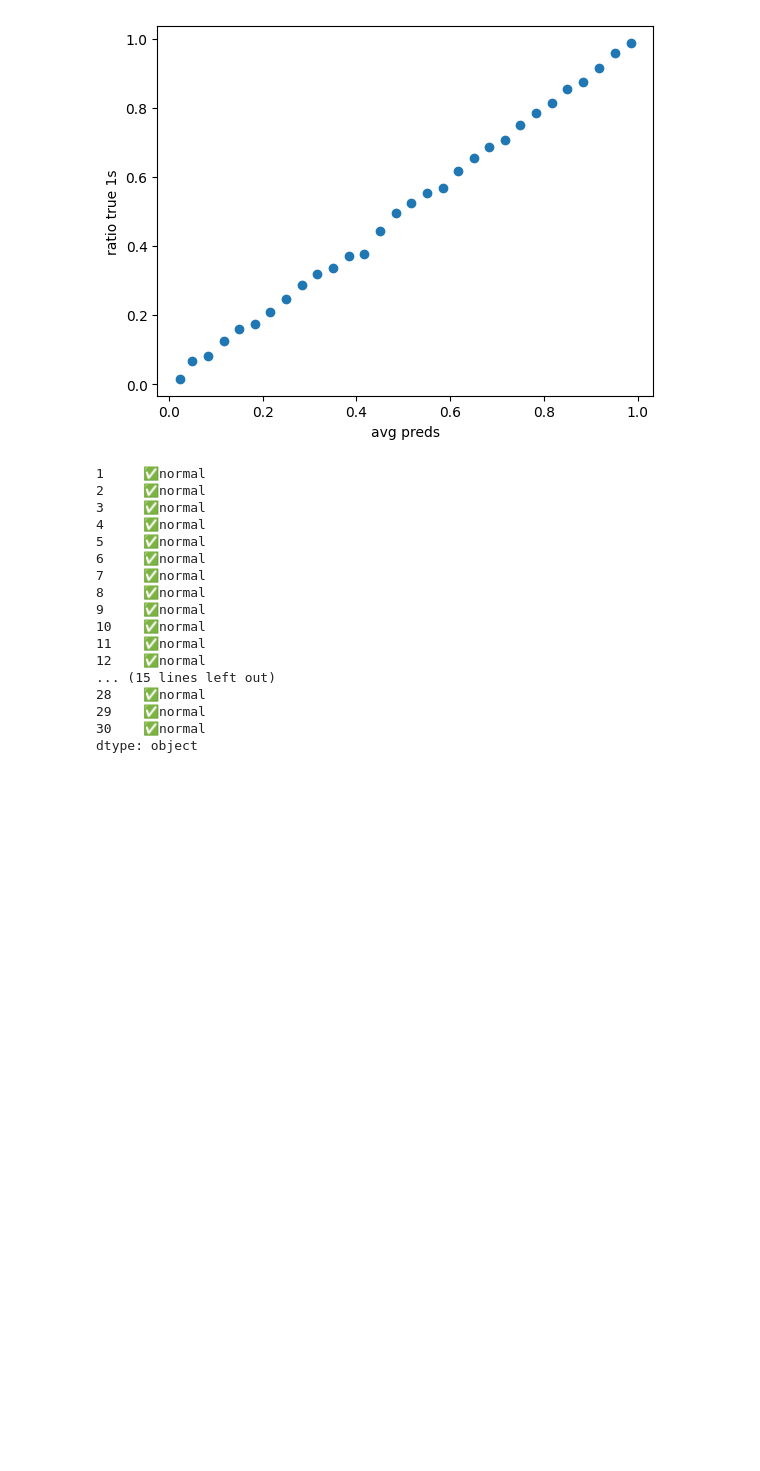
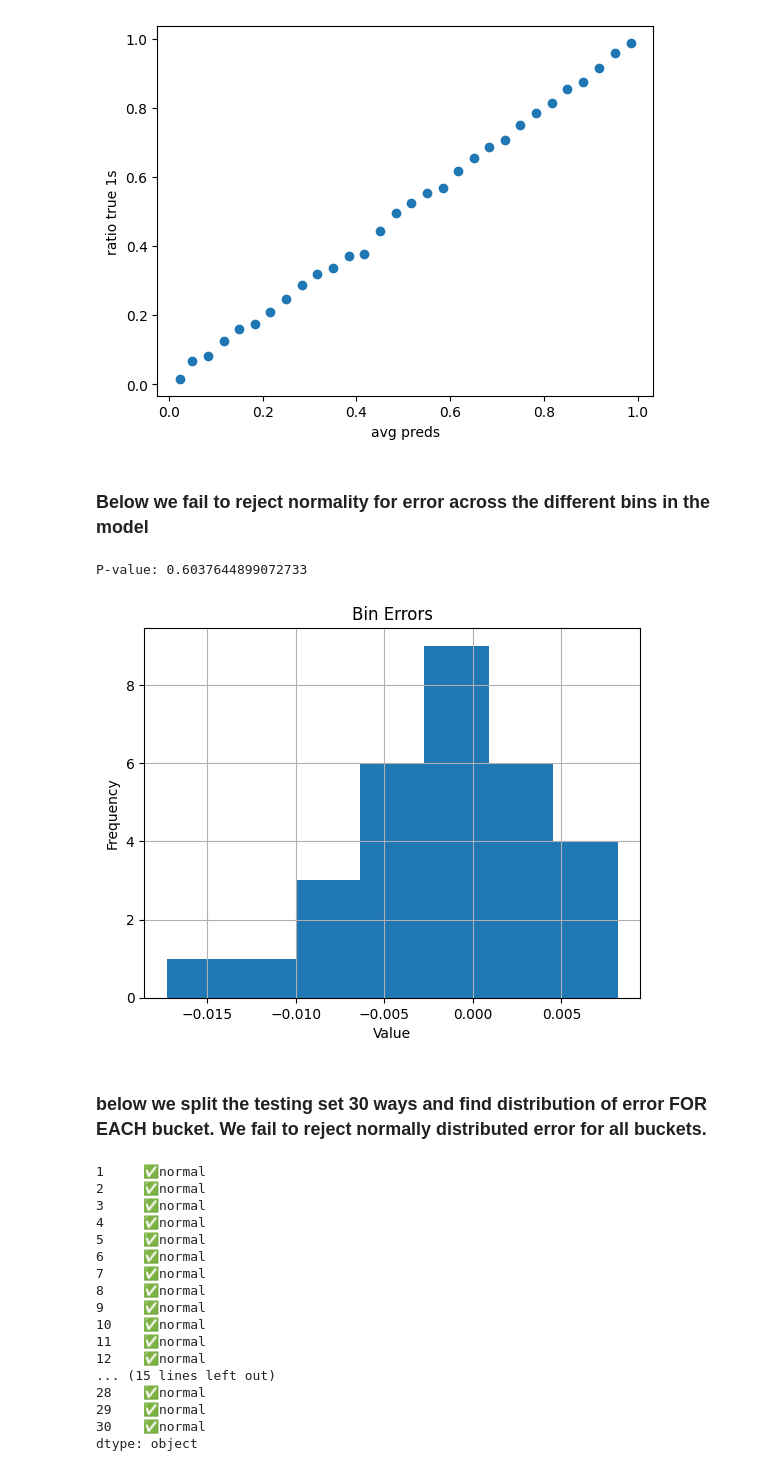
Before and after one commit to lukephysicist/LoL_Objective_Strength, a Jupyter notebook: modeling/modlin.ipynb, the cells around one changed output. Saved outputs shown, nothing was run; the diff lists cells and outputs as text; code cells hidden in the pictures; blank space fills up the shorter version.

```diff
--- a/modeling/modlin.ipynb
+++ b/modeling/modlin.ipynb
@@ -233,6 +239,38 @@ plt.show()
 # %% [output]
 ECE:  0.0034693440060993416
 [figure]
+# %% [markdown]
+### Below we fail to reject normality for error across the different bins in the model
+# %%
+import pandas as pd
+import matplotlib.pyplot as plt
+from scipy.stats import shapiro
+import pickle
+from sklearn.calibration import calibration_curve
+with open('low_ece.pkl', 'rb') as file:
+    model = pickle.load(file)
+
+df_test = pd.read_parquet('test_set.parquet')
+
+y_preds = [item[1] for item in model.predict_proba(prediction_columns(df_test))]
+ratio_true_1s, avg_preds = calibration_curve(y_true=df_test['won'], y_prob=y_preds, n_bins=30)
+
+bin_errors = ratio_true_1s - avg_preds
+
+stat, p = shapiro(bin_errors)
+
+print(f"P-value: {p}")
+plt.hist(bin_errors, bins=7)
+plt.title("Bin Errors")
+plt.xlabel("Value")
+plt.ylabel("Frequency")
+plt.grid()
+plt.show()
+# %% [output]
+P-value: 0.6037644899072733
+[figure, added]
+# %% [markdown]
+### below we split the testing set 30 ways and find distribution of error FOR EACH bucket. We fail to reject normally distributed error for all buckets.
 # %%
 import pandas as pd
 import numpy as np
```
Also changed, not shown: parts of 10 cells of this notebook.
